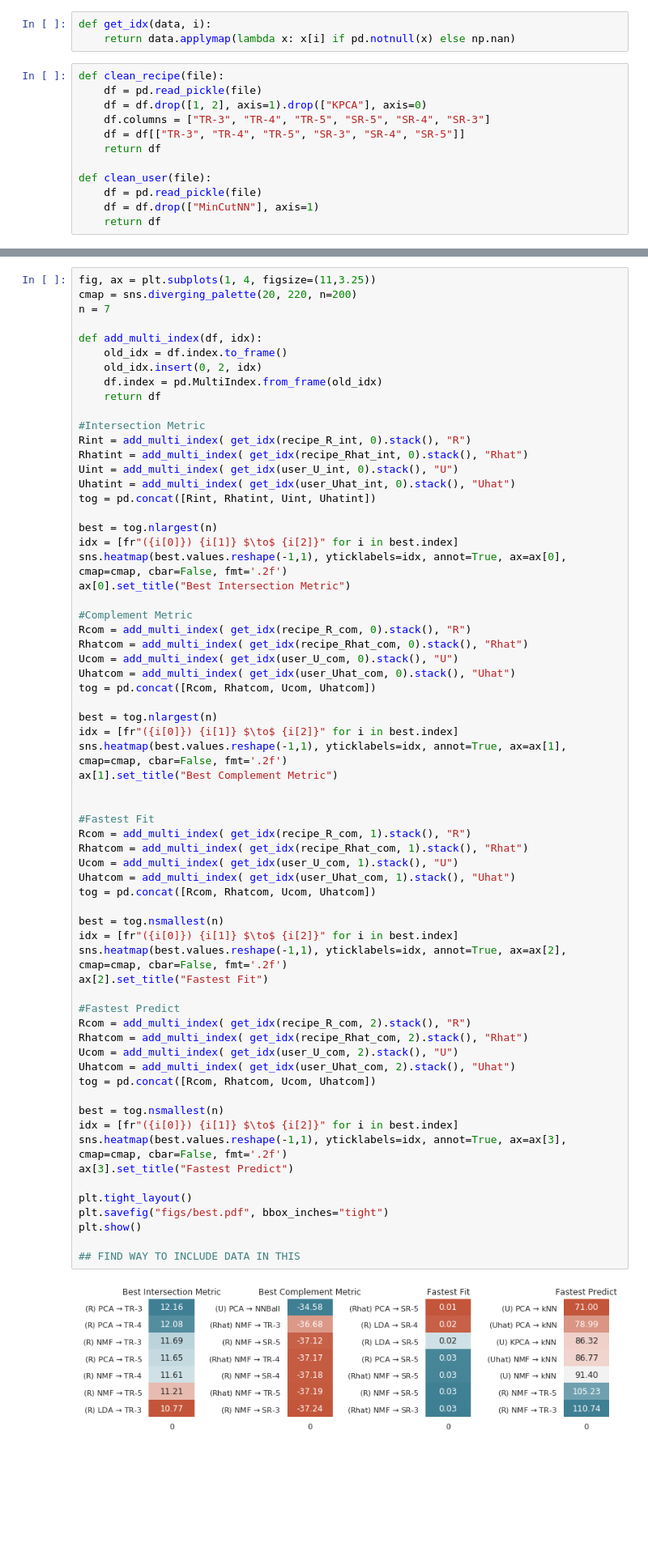
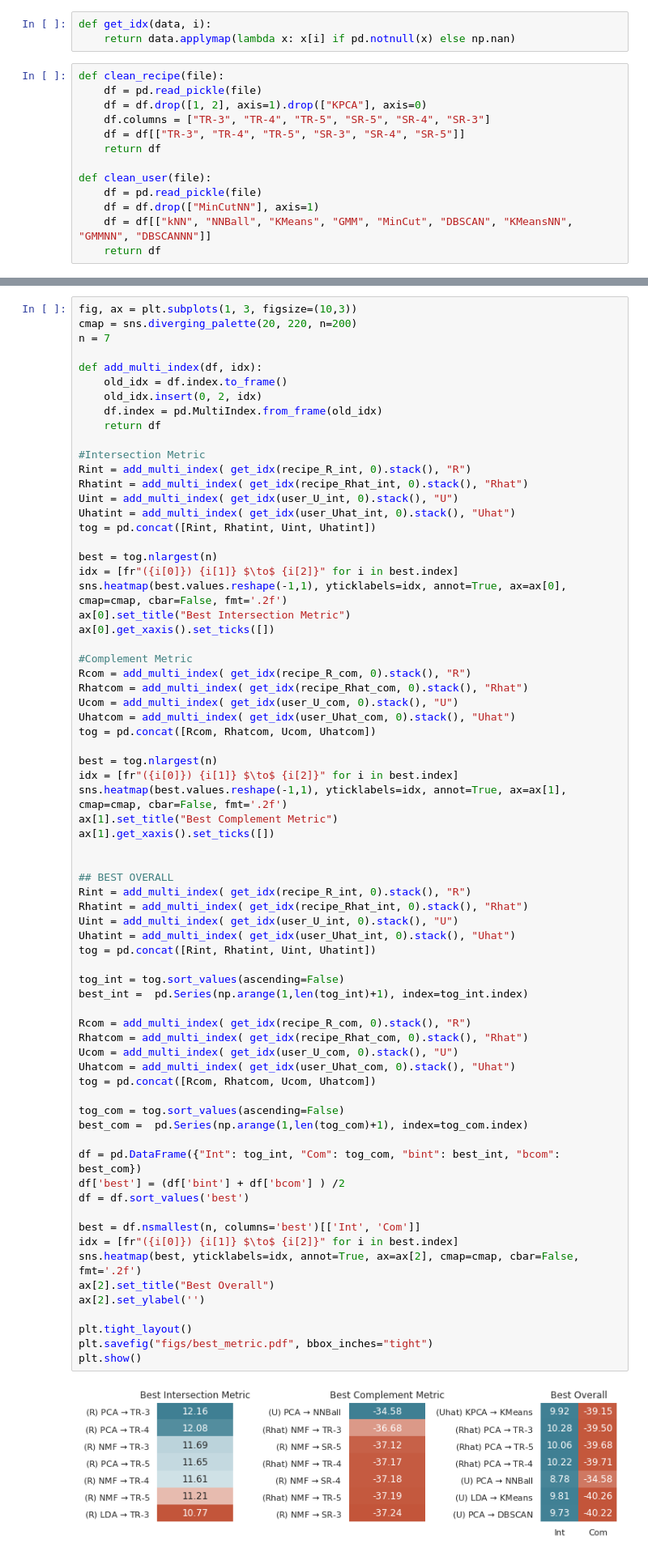
Before and after one commit to contagon/ml-project, a Jupyter notebook: results.ipynb, the cells around one changed output, grey strips where cells are left out. Shown at 81% size. Saved outputs shown, nothing was run; the diff lists cells and outputs as text; blank space fills up the shorter version.

```diff
--- a/results.ipynb
+++ b/results.ipynb
@@ -26,6 +26,7 @@ def clean_recipe(file):
 def clean_user(file):
     df = pd.read_pickle(file)
     df = df.drop(["MinCutNN"], axis=1)
+    df = df[["kNN", "NNBall", "KMeans", "GMM", "MinCut", "DBSCAN", "KMeansNN", "GMMNN", "DBSCANNN"]]
     return df
 # %%
 recipe_Rhat_com = clean_recipe("results/recipe_Rhat_com.pkl")
@@ -214,7 +215,7 @@ plt.show()
 # %% [output]
 [figure]
 # %%
-fig, ax = plt.subplots(1, 4, figsize=(11,3.25))
+fig, ax = plt.subplots(1, 3, figsize=(10,3))
 cmap = sns.diverging_palette(20, 220, n=200)
 n = 7
 
@@ -229,54 +230,59 @@ Rint = add_multi_index( get_idx(recipe_R_int, 0).stack(), "R")
 Rhatint = add_multi_index( get_idx(recipe_Rhat_int, 0).stack(), "Rhat")
 Uint = add_multi_index( get_idx(user_U_int, 0).stack(), "U")
 Uhatint = add_multi_index( get_idx(user_Uhat_int, 0).stack(), "Uhat")
 tog = pd.concat([Rint, Rhatint, Uint, Uhatint])
 
 best = tog.nlargest(n)
 idx = [fr"({i[0]}) {i[1]} $\to$ {i[2]}" for i in best.index]
 sns.heatmap(best.values.reshape(-1,1), yticklabels=idx, annot=True, ax=ax[0], cmap=cmap, cbar=False, fmt='.2f')
 ax[0].set_title("Best Intersection Metric")
+ax[0].get_xaxis().set_ticks([])
 
 #Complement Metric
 Rcom = add_multi_index( get_idx(recipe_R_com, 0).stack(), "R")
 Rhatcom = add_multi_index( get_idx(recipe_Rhat_com, 0).stack(), "Rhat")
 Ucom = add_multi_index( get_idx(user_U_com, 0).stack(), "U")
 Uhatcom = add_multi_index( get_idx(user_Uhat_com, 0).stack(), "Uhat")
 tog = pd.concat([Rcom, Rhatcom, Ucom, Uhatcom])
 
 best = tog.nlargest(n)
 idx = [fr"({i[0]}) {i[1]} $\to$ {i[2]}" for i in best.index]
 sns.heatmap(best.values.reshape(-1,1), yticklabels=idx, annot=True, ax=ax[1], cmap=cmap, cbar=False, fmt='.2f')
 ax[1].set_title("Best Complement Metric")
+ax[1].get_xaxis().set_ticks([])
 
 
-#Fastest Fit
-Rcom = add_multi_index( get_idx(recipe_R_com, 1).stack(), "R")
-Rhatcom = add_multi_index( get_idx(recipe_Rhat_com, 1).stack(), "Rhat")
-Ucom = add_multi_index( get_idx(user_U_com, 1).stack(), "U")
-Uhatcom = add_multi_index( get_idx(user_Uhat_com, 1).stack(), "Uhat")
+## BEST OVERALL
+Rint = add_multi_index( get_idx(recipe_R_int, 0).stack(), "R")
+Rhatint = add_multi_index( get_idx(recipe_Rhat_int, 0).stack(), "Rhat")
+Uint = add_multi_index( get_idx(user_U_int, 0).stack(), "U")
+Uhatint = add_multi_index( get_idx(user_Uhat_int, 0).stack(), "Uhat")
+tog = pd.concat([Rint, Rhatint, Uint, Uhatint])
+
+tog_int = tog.sort_values(ascending=False)
+best_int =  pd.Series(np.arange(1,len(tog_int)+1), index=tog_int.index)
+
+Rcom = add_multi_index( get_idx(recipe_R_com, 0).stack(), "R")
+Rhatcom = add_multi_index( get_idx(recipe_Rhat_com, 0).stack(), "Rhat")
+Ucom = add_multi_index( get_idx(user_U_com, 0).stack(), "U")
+Uhatcom = add_multi_index( get_idx(user_Uhat_com, 0).stack(), "Uhat")
 tog = pd.concat([Rcom, Rhatcom, Ucom, Uhatcom])
 
-best = tog.nsmallest(n)
+tog_com = tog.sort_values(ascending=False)
+best_com =  pd.Series(np.arange(1,len(tog_com)+1), index=tog_com.index)
+
+df = pd.DataFrame({"Int": tog_int, "Com": tog_com, "bint": best_int, "bcom": best_com})
+df['best'] = (df['bint'] + df['bcom'] ) /2
+df = df.sort_values('best')
+
+best = df.nsmallest(n, columns='best')[['Int', 'Com']]
 idx = [fr"({i[0]}) {i[1]} $\to$ {i[2]}" for i in best.index]
-sns.heatmap(best.values.reshape(-1,1), yticklabels=idx, annot=True, ax=ax[2], cmap=cmap, cbar=False, fmt='.2f')
-ax[2].set_title("Fastest Fit")
-
-#Fastest Predict
-Rcom = add_multi_index( get_idx(recipe_R_com, 2).stack(), "R")
-Rhatcom = add_multi_index( get_idx(recipe_Rhat_com, 2).stack(), "Rhat")
-Ucom = add_multi_index( get_idx(user_U_com, 2).stack(), "U")
-Uhatcom = add_multi_index( get_idx(user_Uhat_com, 2).stack(), "Uhat")
-tog = pd.concat([Rcom, Rhatcom, Ucom, Uhatcom])
-
-best = tog.nsmallest(n)
-idx = [fr"({i[0]}) {i[1]} $\to$ {i[2]}" for i in best.index]
-sns.heatmap(best.values.reshape(-1,1), yticklabels=idx, annot=True, ax=ax[3], cmap=cmap, cbar=False, fmt='.2f')
-ax[3].set_title("Fastest Predict")
+sns.heatmap(best, yticklabels=idx, annot=True, ax=ax[2], cmap=cmap, cbar=False, fmt='.2f')
+ax[2].set_title("Best Overall")
+ax[2].set_ylabel('')
 
 plt.tight_layout()
-plt.savefig("figs/best.pdf", bbox_inches="tight")
+plt.savefig("figs/best_metric.pdf", bbox_inches="tight")
 plt.show()
-
-## FIND WAY TO INCLUDE DATA IN THIS
 # %% [output]
-[figure, old version]
+[figure, new version]
```
Also changed, not shown: parts of 3 cells of this notebook, 6 other files.
